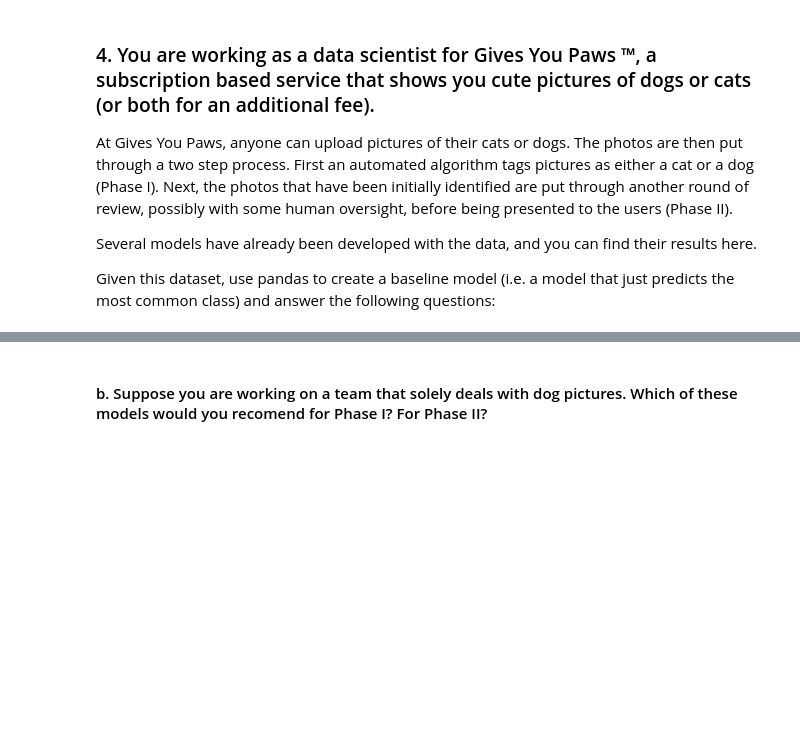
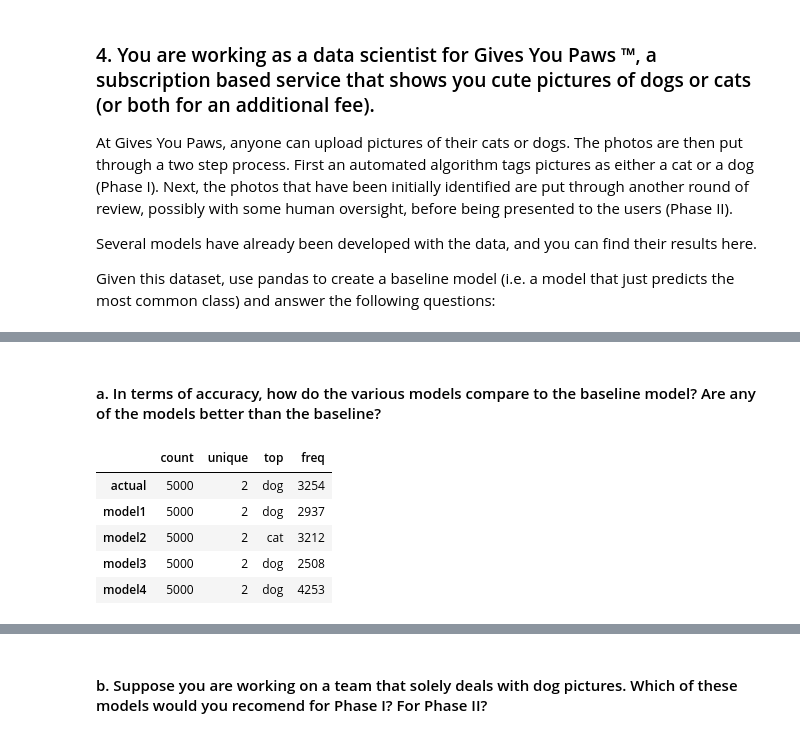
Before and after one commit to Severina7/classification_exercises, a Jupyter notebook: model_evaluation.ipynb, the cells around one changed output, grey strips where cells are left out. Drawn from its saved outputs; the diff is of its cells as text; code cells hidden in the pictures; blank space fills up the shorter version.

```diff
--- a/model_evaluation.ipynb
+++ b/model_evaluation.ipynb
@@ -204,0 +216,13 @@ dtype: int64
+# %% [markdown]
+#### a. In terms of accuracy, how do the various models compare to the baseline model? Are any of the models better than the baseline?
+# %%
+# Getting a statistical summary of the data
+
+data2.describe().T
+# %% [output]
+|  | count | unique | top | freq |
+| actual | 5000 | 2 | dog | 3254 |
+| model1 | 5000 | 2 | dog | 2937 |
+| model2 | 5000 | 2 | cat | 3212 |
+| model3 | 5000 | 2 | dog | 2508 |
+| model4 | 5000 | 2 | dog | 4253 |
```
Also changed, not shown: parts of 27 cells of this notebook.
